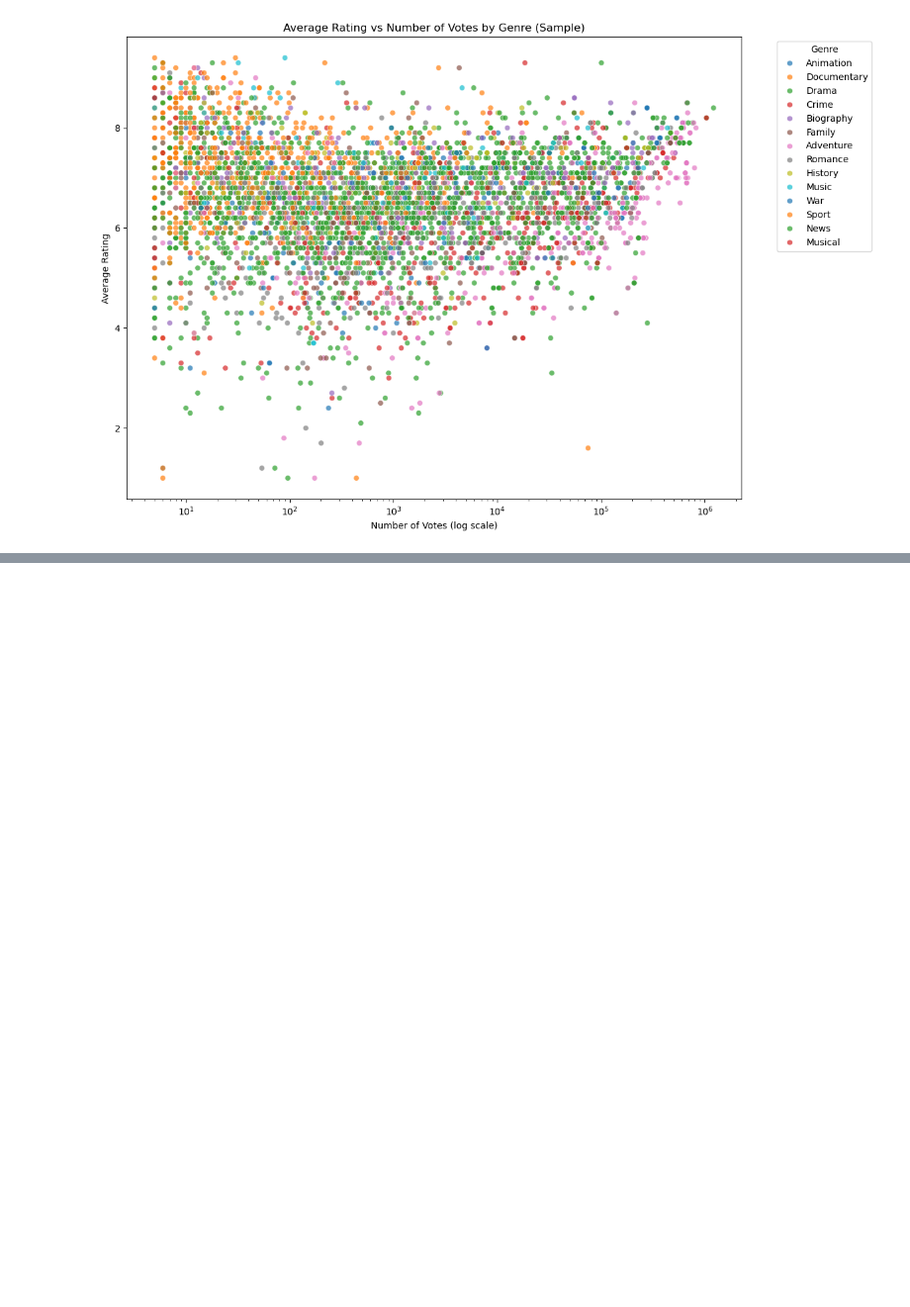
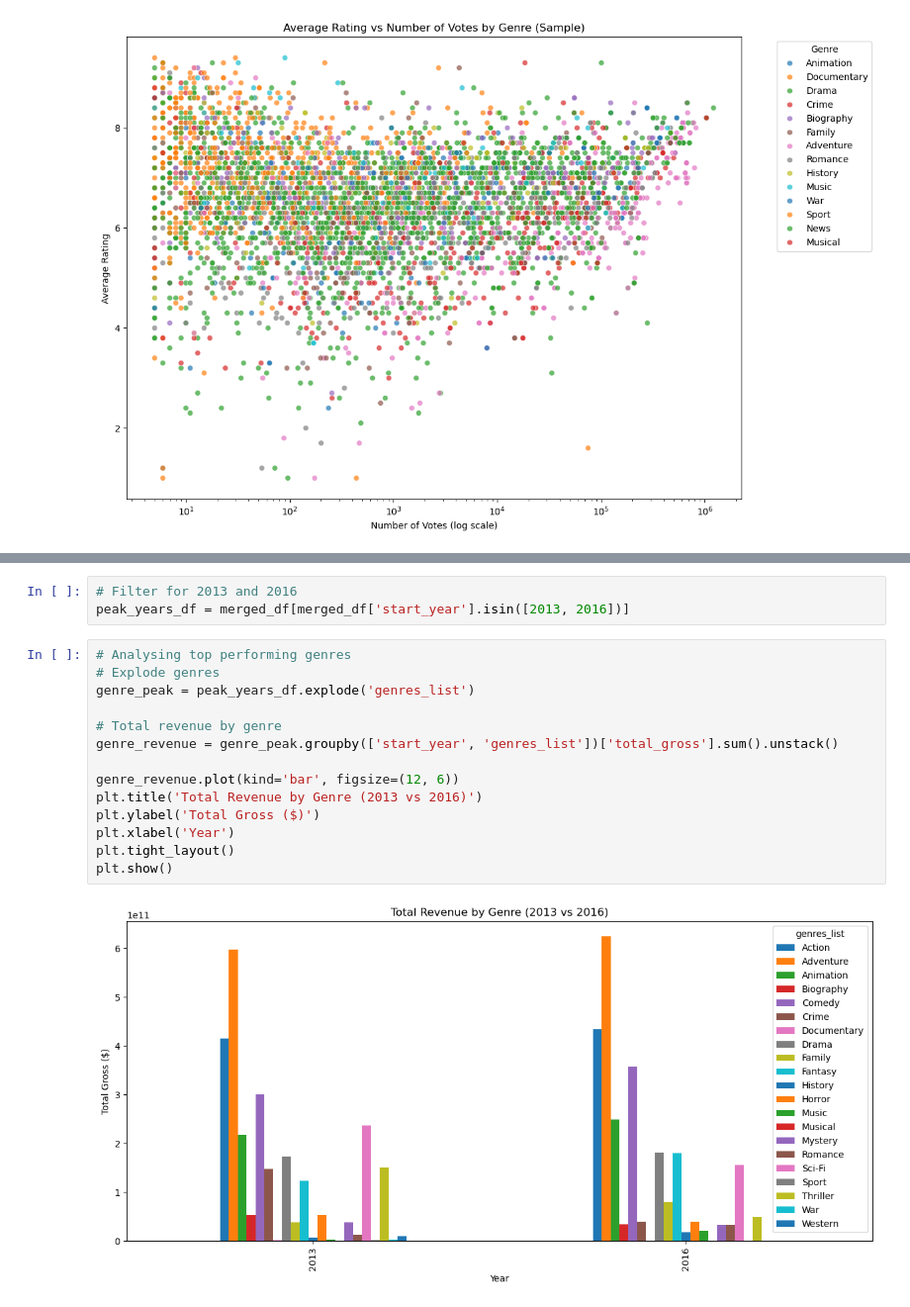
Before and after one commit to MTirop/Group3-End-of-Phase2-Project, a Jupyter notebook: notebooks/lydiah.ipynb, the cells around one changed output, grey strips where cells are left out. Shown at 99% size. Saved outputs shown, nothing was run; the diff lists cells and outputs as text; blank space fills up the shorter version.

```diff
--- a/notebooks/lydiah.ipynb
+++ b/notebooks/lydiah.ipynb
@@ -1172,0 +1521,19 @@ plt.show()
+# %%
+# Filter for 2013 and 2016
+peak_years_df = merged_df[merged_df['start_year'].isin([2013, 2016])]
+# %%
+# Analysing top performing genres
+# Explode genres
+genre_peak = peak_years_df.explode('genres_list')
+
+# Total revenue by genre
+genre_revenue = genre_peak.groupby(['start_year', 'genres_list'])['total_gross'].sum().unstack()
+
+genre_revenue.plot(kind='bar', figsize=(12, 6))
+plt.title('Total Revenue by Genre (2013 vs 2016)')
+plt.ylabel('Total Gross ($)')
+plt.xlabel('Year')
+plt.tight_layout()
+plt.show()
+# %% [output]
+[figure, added]
```
Also changed, not shown: parts of 35 cells of this notebook, 1 other file.
